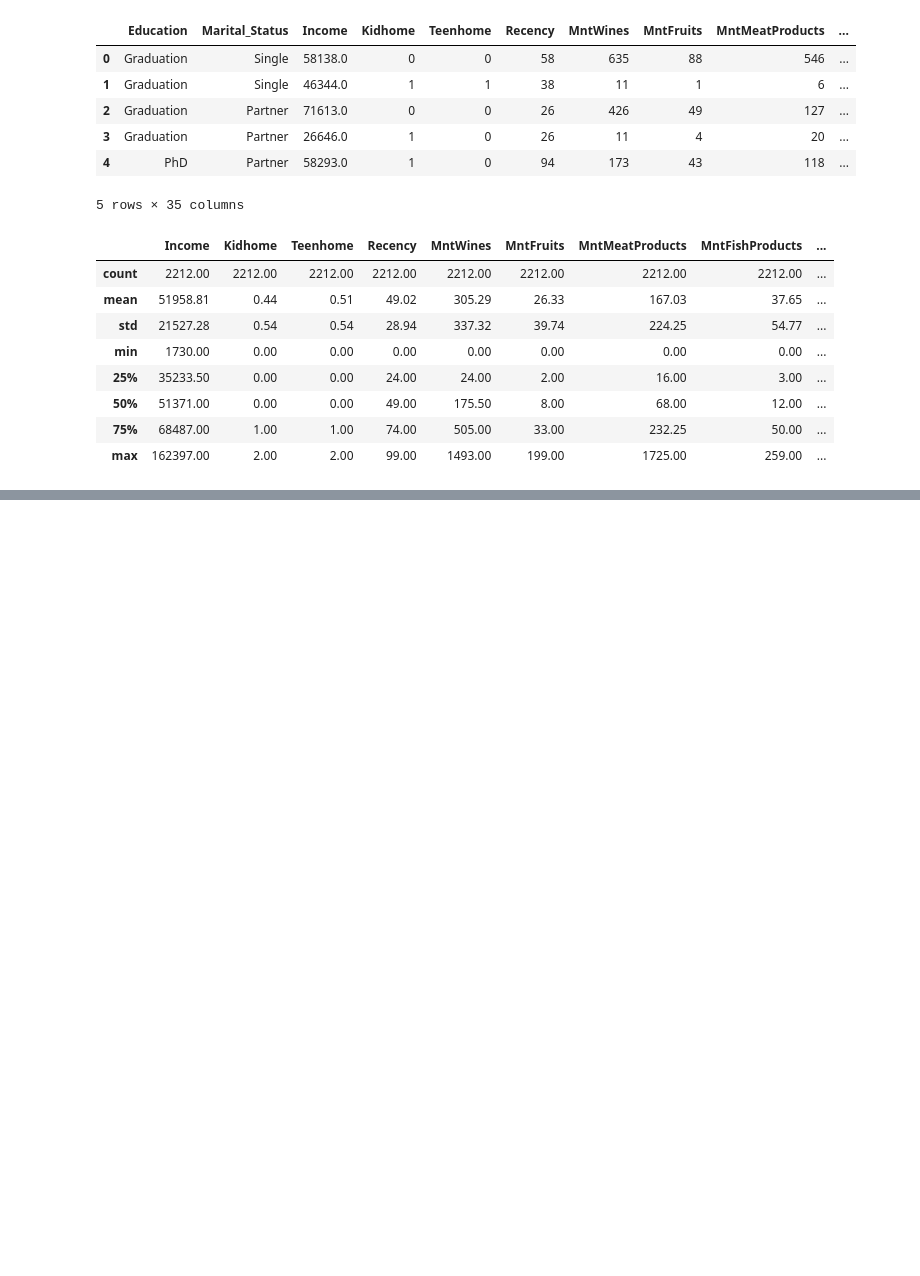
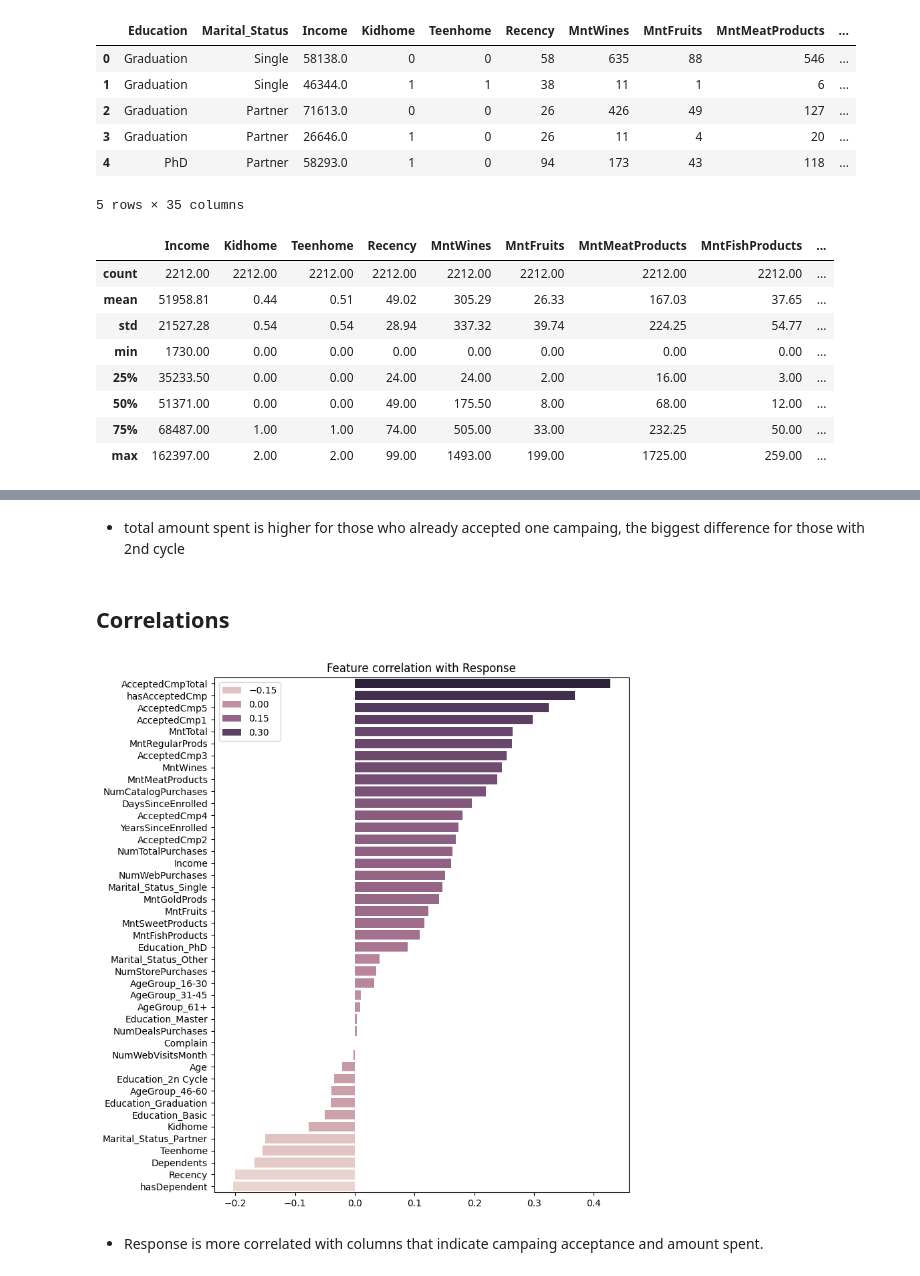
Before and after one commit to igornunespatricio/Clustering-Data-Analyst-iFood, a Jupyter notebook: notebooks/eda.ipynb, the cells around one changed output, grey strips where cells are left out. Saved outputs shown, nothing was run; the diff lists cells and outputs as text; code cells hidden in the pictures; blank space fills up the shorter version.

```diff
--- a/notebooks/eda.ipynb
+++ b/notebooks/eda.ipynb
@@ -467,0 +404,15 @@ with pd.option_context(
+# %% [markdown]
+- total amount spent is higher for those who already accepted one campaing, the biggest difference for those with 2nd cycle
+# %% [markdown]
+## Correlations
+# %%
+corr_dummies = pd.get_dummies(df).corr()['Response'].sort_values(ascending=False).dropna()[1:]
+fig, ax = plt.subplots(figsize=(8, 10))
+
+sns.barplot(y=corr_dummies.index, x=corr_dummies.values, ax=ax, hue=corr_dummies.values)
+ax.set(ylabel='', title='Feature correlation with Response')
+plt.show()
+# %% [output]
+[figure, added]
+# %% [markdown]
+- Response is more correlated with columns that indicate campaing acceptance and amount spent.
```
Also changed, not shown: parts of 23 cells of this notebook, 3 other files.
